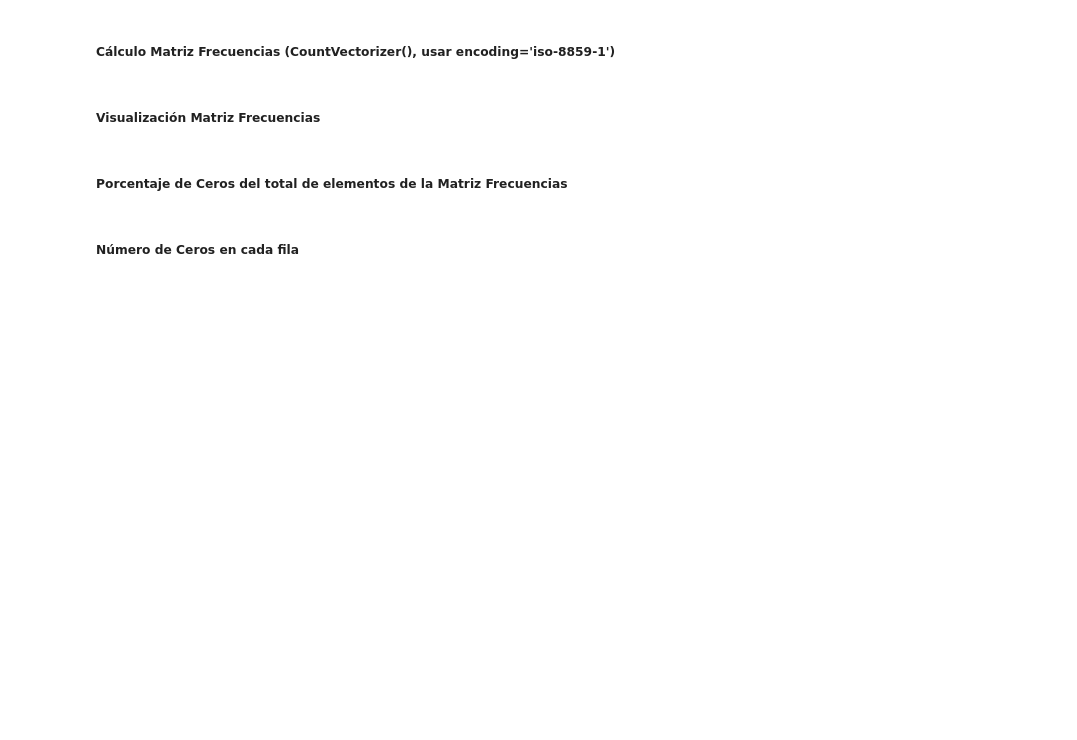
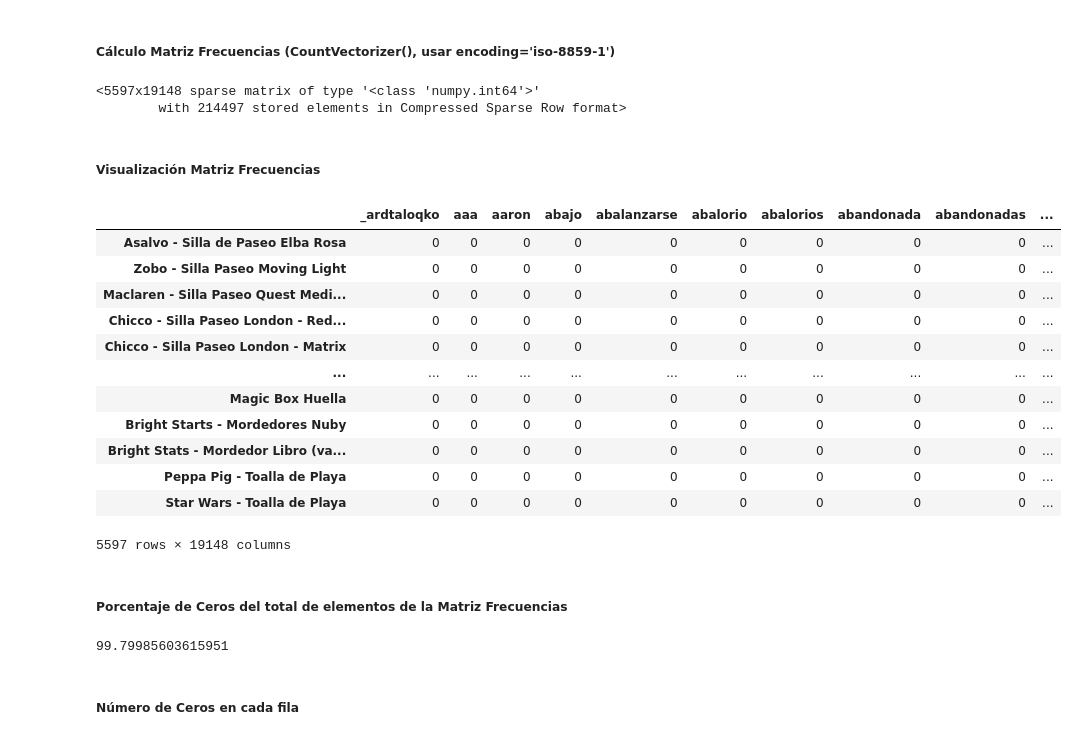
Before and after one commit to Dj4salsas/DS_PT_ENE21, a Jupyter notebook: 2-Machine_Learning/2.5_Sistemas_de_Recomendación/SistemasDeRecomendacion.ipynb, the cells around one changed output. Saved outputs shown, nothing was run; the diff lists cells and outputs as text; code cells hidden in the pictures; blank space fills up the shorter version.

```diff
--- a/2-Machine_Learning/2.5_Sistemas_de_Recomendación/SistemasDeRecomendacion.ipynb
+++ b/2-Machine_Learning/2.5_Sistemas_de_Recomendación/SistemasDeRecomendacion.ipynb
@@ -36,2 +95,4 @@ import Utilities
 # %%
 # Eliminar palabras con ausencia de significaddo (remover stopwords)
+dataset['Descripcion_tok'] = dataset['Descripcion_tok'].apply(lambda x:Utilities.removeStopwords(x))
+dataset['Descripcion_tok'].head(10)
@@ -38,2 +111,4 @@ import Utilities
 # %%
 # Eliminar signos de puntuación (remover signos de puntuacion)
+dataset['Descripcion_tok'] = dataset['Descripcion_tok'].apply(lambda x:Utilities.removePunctuation(x))
+dataset['Descripcion_tok'].head(10)
@@ -40,2 +127,4 @@ import Utilities
 # %%
 # Union descripciones (pasar de array a string)
+dataset['Descripcion_clean'] = dataset['Descripcion_tok'].apply(lambda x:Utilities.arrayToString(x))
+dataset['Descripcion_clean'].head(10)
@@ -42,8 +143,38 @@ import Utilities
 # %% [markdown]
 ##### Cálculo Matriz Frecuencias (CountVectorizer(), usar encoding='iso-8859-1')
+# %%
+vectorizer = CountVectorizer(encoding='iso-8859-1')
+MatrizFrecuencias = vectorizer.fit_transform(dataset['Descripcion_clean'])
+MatrizFrecuencias
+# %% [output]
+<5597x19148 sparse matrix of type '<class 'numpy.int64'>'
+        with 214497 stored elements in Compressed Sparse Row format>
 # %% [markdown]
 ##### Visualización Matriz Frecuencias
+# %%
+X = pd.DataFrame(data=MatrizFrecuencias.toarray(), index=Listado.values,
+                columns=vectorizer.get_feature_names())
+X
+# %% [output]
+|  | _ardtaloqko | aaa | aaron | abajo | abalanzarse | abalorio | abalorios | abandonada | abandonadas | ... |
+| Asalvo - Silla de Paseo Elba Rosa | 0 | 0 | 0 | 0 | 0 | 0 | 0 | 0 | 0 | ... |
+| Zobo - Silla Paseo Moving Light | 0 | 0 | 0 | 0 | 0 | 0 | 0 | 0 | 0 | ... |
+| Maclaren - Silla Paseo Quest Medi... | 0 | 0 | 0 | 0 | 0 | 0 | 0 | 0 | 0 | ... |
+| Chicco - Silla Paseo London - Red... | 0 | 0 | 0 | 0 | 0 | 0 | 0 | 0 | 0 | ... |
+| Chicco - Silla Paseo London - Matrix | 0 | 0 | 0 | 0 | 0 | 0 | 0 | 0 | 0 | ... |
+| ... | ... | ... | ... | ... | ... | ... | ... | ... | ... | ... |
+| Magic Box Huella | 0 | 0 | 0 | 0 | 0 | 0 | 0 | 0 | 0 | ... |
+| Bright Starts - Mordedores Nuby | 0 | 0 | 0 | 0 | 0 | 0 | 0 | 0 | 0 | ... |
+| Bright Stats - Mordedor Libro (va... | 0 | 0 | 0 | 0 | 0 | 0 | 0 | 0 | 0 | ... |
+| Peppa Pig - Toalla de Playa | 0 | 0 | 0 | 0 | 0 | 0 | 0 | 0 | 0 | ... |
+| Star Wars - Toalla de Playa | 0 | 0 | 0 | 0 | 0 | 0 | 0 | 0 | 0 | ... |
+5597 rows × 19148 columns
 # %% [markdown]
 ##### Porcentaje de Ceros del total de elementos de la Matriz Frecuencias
+# %%
+PorcentajeCeros = 100*(X.apply(lambda x: len(np.where(x==0)[0])).sum()/(X.shape[0]*X.shape[1]))
+PorcentajeCeros
+# %% [output]
+99.79985603615951
 # %% [markdown]
 ##### Número de Ceros en cada fila
```
Also changed, not shown: parts of 28 cells of this notebook.
